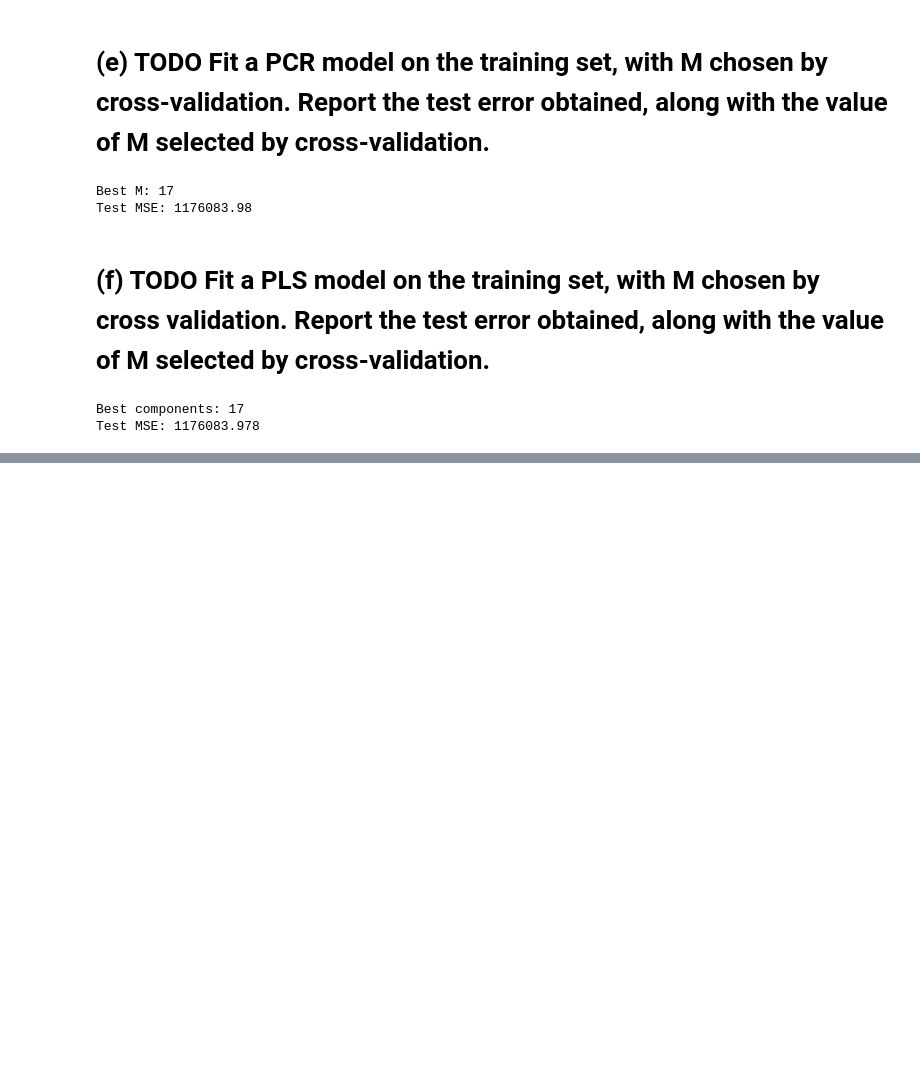
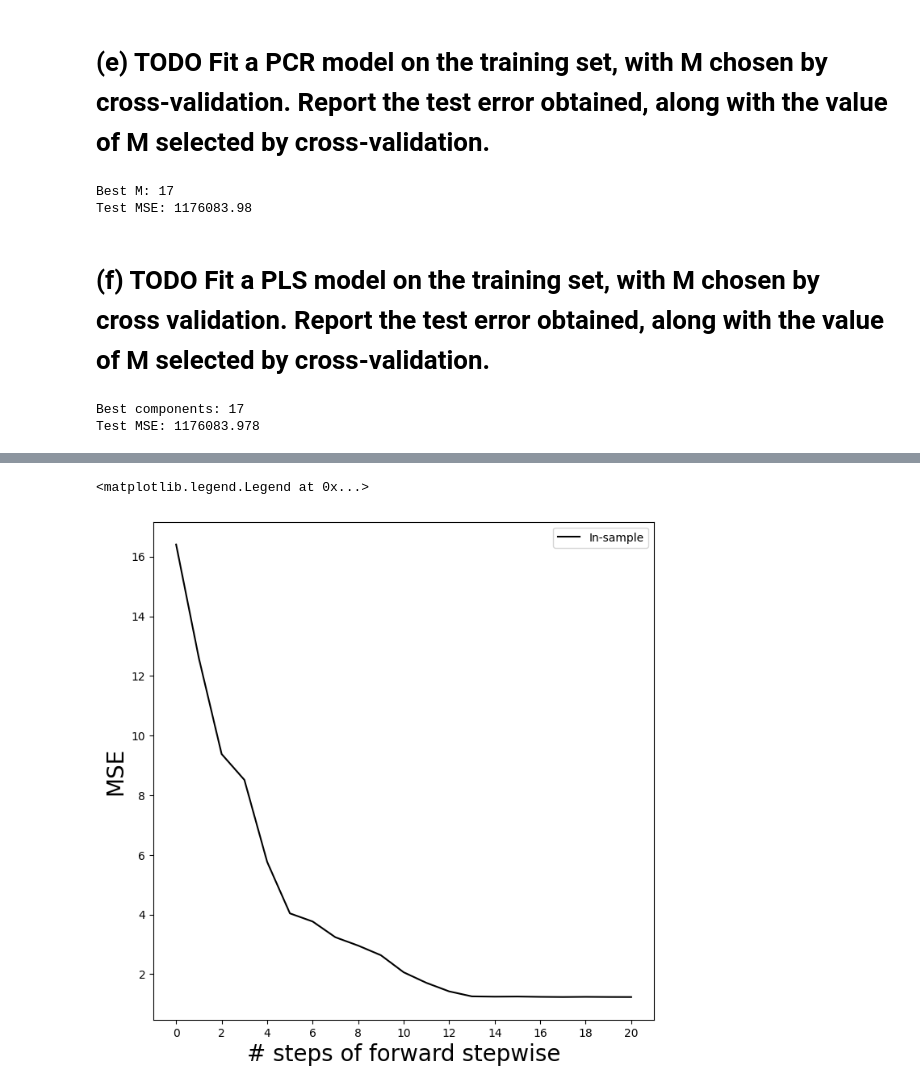
Before and after one commit to AshfordLee/Stanford_CS189, a Jupyter notebook: ISL_python/Ch6/Exercises6.ipynb, the cells around one changed output, grey strips where cells are left out. Saved outputs shown, nothing was run; the diff lists cells and outputs as text; code cells hidden in the pictures; blank space fills up the shorter version.

```diff
--- a/ISL_python/Ch6/Exercises6.ipynb
+++ b/ISL_python/Ch6/Exercises6.ipynb
@@ -1008,0 +1159,18 @@ Test MSE: 1176083.978
+# %%
+mse_fig,ax=subplots(figsize=(8,8))
+insample_mse=((Yhat_in-Y_test[:,None])**2).mean(0)
+n_steps=insample_mse.shape[0]
+ax.plot(np.arange(n_steps),
+insample_mse ,
+'k', # color black
+label='In-sample')
+ax.set_ylabel('MSE',
+fontsize=20)
+ax.set_xlabel('# steps of forward stepwise',
+fontsize=20)
+ax.set_xticks(np.arange(n_steps)[::2])
+ax.legend()
+# ax.set_ylim([50000,250000]);
+# %% [output]
+<matplotlib.legend.Legend at 0x...>
+[figure, added]
```
Also changed, not shown: parts of 93 cells of this notebook, 1 other file.
